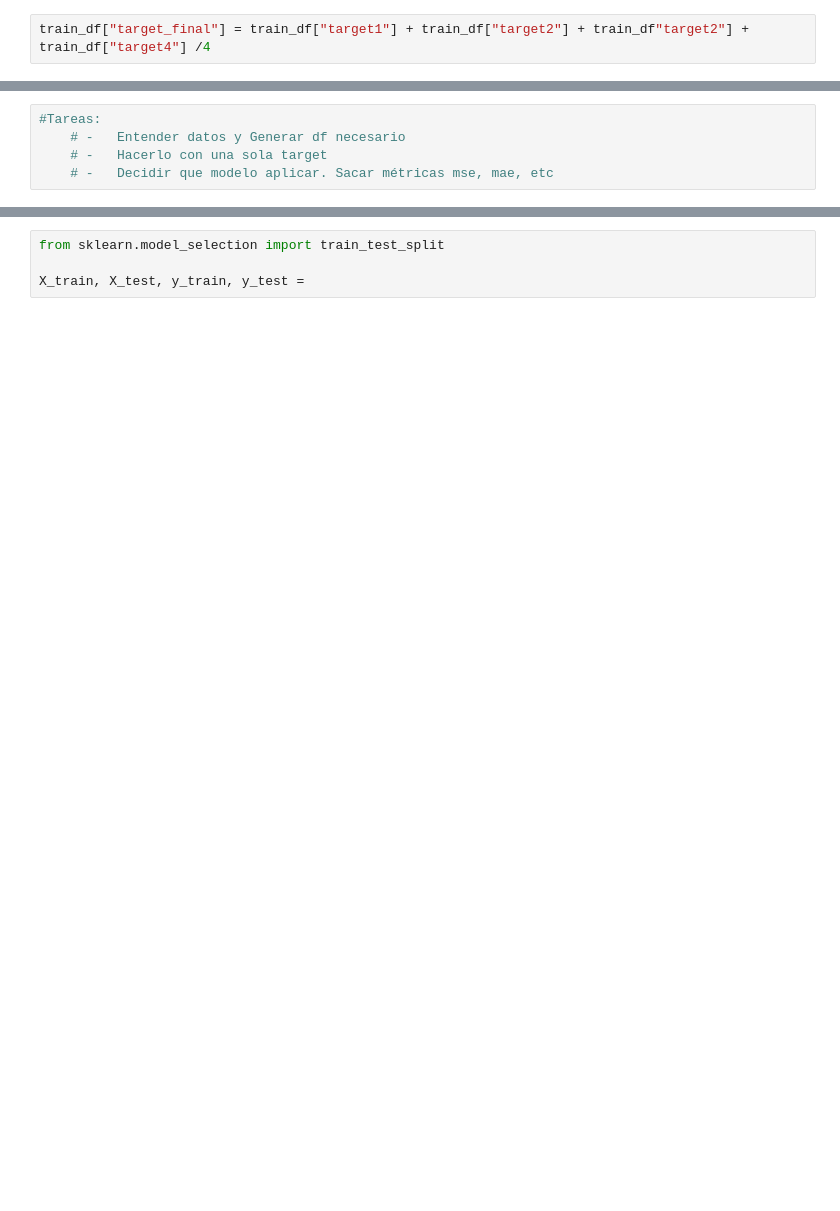
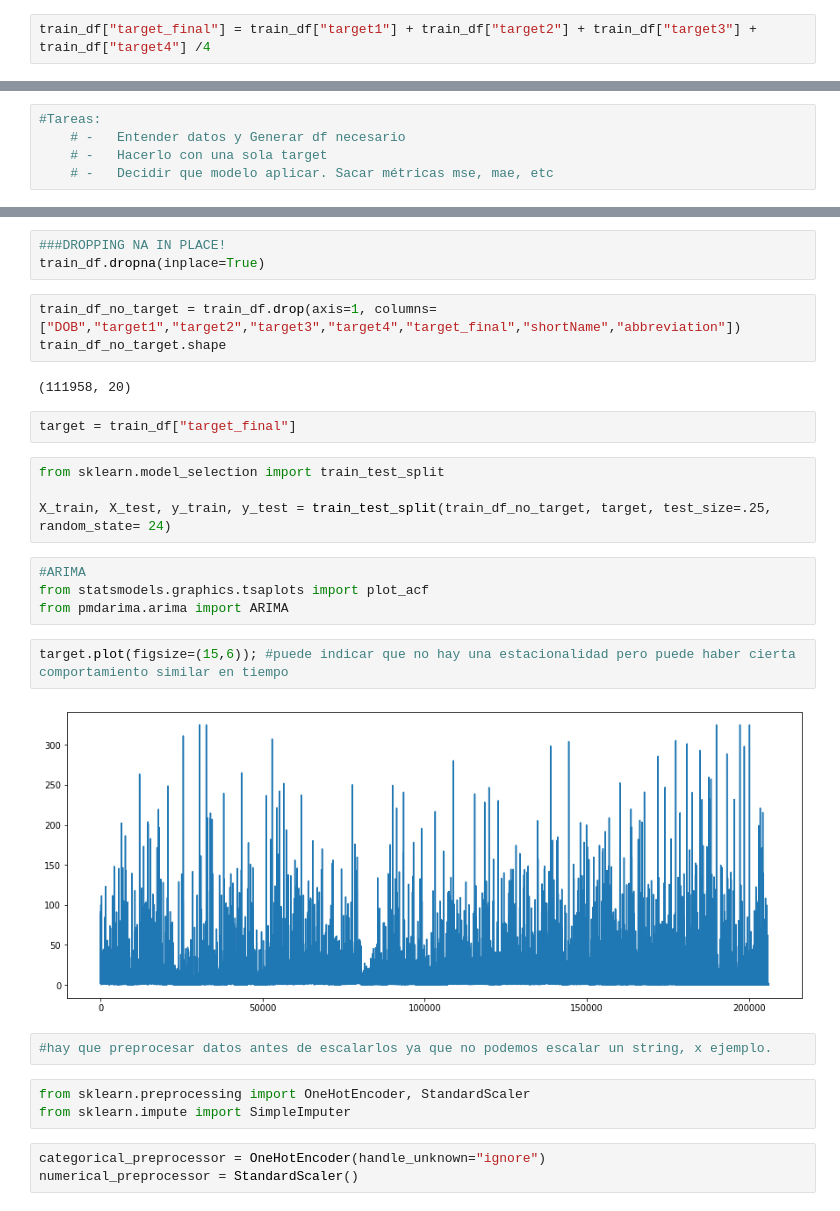
Before and after one commit to MarioChackGitHub/MLB-Kaggle, a Jupyter notebook: explore_data.ipynb, the cells around one changed output, grey strips where cells are left out. Cells and saved outputs as stored; diff of their text form; blank space fills up the shorter version.

```diff
--- a/explore_data.ipynb
+++ b/explore_data.ipynb
@@ -555,7 +546,7 @@ train_df.head()
 | 4 | 592547 | 0.001117 | 0.632296 | 0.002953 | 0.931373 | 20180101 | 1989-06-23 | Pitcher | 2017-09-12 | ... |
 5 rows × 27 columns
 # %%
-train_df["target_final"] = train_df["target1"] + train_df["target2"] + train_df"target2"] + train_df["target4"] /4
+train_df["target_final"] = train_df["target1"] + train_df["target2"] + train_df["target3"] + train_df["target4"] /4
 # %%
 train_df[["target1","target2", "target3", "target4", "target_final"]].head()
 # %% [output]
@@ -595,4 +596,30 @@ memory usage: 596.4+ MB
+# %%
+###DROPPING NA IN PLACE!
+train_df.dropna(inplace=True)
+# %%
+train_df_no_target = train_df.drop(axis=1, columns=["DOB","target1","target2","target3","target4","target_final","shortName","abbreviation"])
+train_df_no_target.shape
+# %% [output]
+(111958, 20)
+# %%
+target = train_df["target_final"]
 # %%
 from sklearn.model_selection import train_test_split
 
-X_train, X_test, y_train, y_test =
+X_train, X_test, y_train, y_test = train_test_split(train_df_no_target, target, test_size=.25, random_state= 24)
+# %%
+#ARIMA
+from statsmodels.graphics.tsaplots import plot_acf
+from pmdarima.arima import ARIMA
+# %%
+target.plot(figsize=(15,6)); #puede indicar que no hay una estacionalidad pero puede haber cierta comportamiento similar en tiempo
+# %% [output]
+[figure, added]
+# %%
+#hay que preprocesar datos antes de escalarlos ya que no podemos escalar un string, x ejemplo.
+# %%
+from sklearn.preprocessing import OneHotEncoder, StandardScaler
+from sklearn.impute import SimpleImputer
+# %%
+categorical_preprocessor = OneHotEncoder(handle_unknown="ignore")
+numerical_preprocessor = StandardScaler()
```
Also changed, not shown: parts of 26 cells of this notebook.
